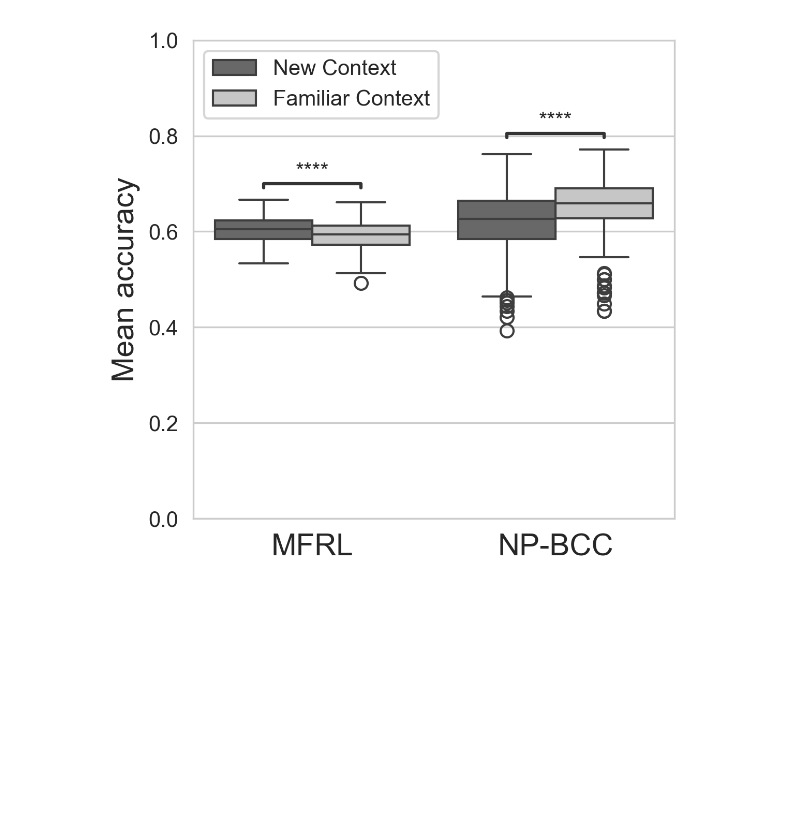
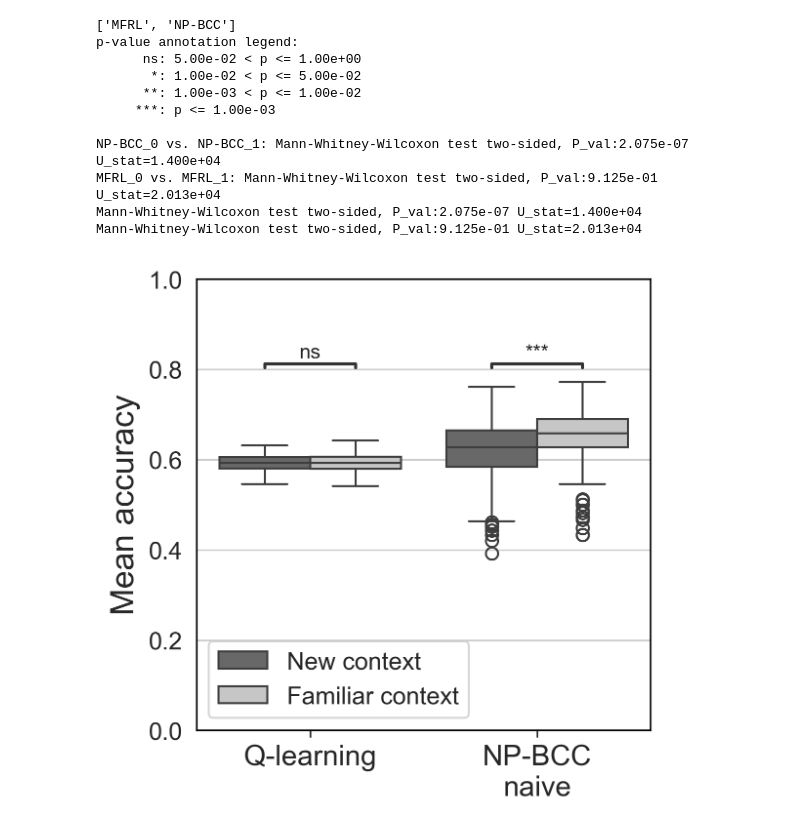
Before and after one commit to SIHranova/DPAgent, a Jupyter notebook: HDP_stick_breaking/6_q_learning.ipynb, the cells around one changed output. Cells and saved outputs as stored; diff of their text form; code cells hidden in the pictures; blank space fills up the shorter version.

```diff
--- a/HDP_stick_breaking/6_q_learning.ipynb
+++ b/HDP_stick_breaking/6_q_learning.ipynb
@@ -6,0 +26,6 @@ from scipy.special import softmax
+# %%
+# df = pd.read_csv('test.csv')
+df["optimal"] = df["choice"] == df["phase"]
+df2 = df.query("block <= 7").groupby(by=["template","agent","repeated"])["optimal"].mean().reset_index()
+sns.boxplot(data=df2, y="optimal", x="repeated",hue="template")
+# df2.head()
@@ -130,27 +196,43 @@ df_test.to_csv("mfrl_data.csv",index=False)
 # %%
-from statannotations.Annotator import Annotator
-
 mf = pd.read_csv("mfrl_data.csv")
+mf["model"] = "MFRL"
 bcc = pd.read_csv("bcc_data.csv")
 df_new = pd.concat([mf.query("dec_temp == 2"),bcc])
 
 fig, ax = plt.subplots(1,1,figsize=(4,4),dpi=300)
-sns.boxplot(ax=ax, data=df_new, x="model", y="optimal", hue="repeated",palette="Greys_r")
-
+g = sns.boxplot(ax=ax, data=df_new, x="model", y="optimal",palette="Greys_r", hue="repeated")
+df_new["model"].unique()
 unique_models = sorted(df_new["model"].unique())
+print(unique_models)
 box_pairs = [((model, 0), (model, 1)) for model in unique_models]
+# box_pairs = [((0,0),(1,0)),((0,1),(1,1))]
 # Create the annotator
-annotator = Annotator(ax, pairs=box_pairs, data=df_new, x="model", y="optimal", hue="repeated")
-annotator.configure(test="Mann-Whitney", text_format="star", loc="inside", comparisons_correction=None, verbose=0)
-_,results = annotator.apply_and_annotate()
+annotator = Annotator(ax, pairs=box_pairs, data=df_new, x="model", y="optimal",hue="repeated")
+annotator.configure(test="Mann-Whitney", text_format="star", loc="outside", comparisons_correction=None, verbose=2, pvalue_thresholds=custom_thresholds)
+test,results = annotator.apply_and_annotate()
 
 ax.set_ylim([0,1])
-ax.set_ylabel("Mean accuracy", fontsize=14)
+ax.set_ylabel("Mean accuracy", fontsize=16)
+ax.set_yticklabels(ax.yaxis.get_ticklabels(), fontsize=12)
 handles, labels = g.get_legend_handles_labels()
-ax.legend(handles=handles,labels=["New Context","Familiar Context"])
+ax.legend(handles=handles,labels=["New context","Familiar context"],fontsize=12)
 ax.set_xlabel("")
-ax.set_xticklabels(labels=["MFRL","NP-BCC"], fontsize=14)
+ax.set_xticklabels(labels=["Q-learning","NP-BCC\nnaive"], fontsize=14)
 
-fig.savefig("supp_fig_1.png")
+for res in results:
+	print(res.data)
+
+fig.savefig("supp_fig_1.svg")
 # %% [output]
+['MFRL', 'NP-BCC']
+p-value annotation legend:
+      ns: 5.00e-02 < p <= 1.00e+00
+       *: 1.00e-02 < p <= 5.00e-02
+      **: 1.00e-03 < p <= 1.00e-02
+     ***: p <= 1.00e-03
+
+NP-BCC_0 vs. NP-BCC_1: Mann-Whitney-Wilcoxon test two-sided, P_val:2.075e-07 U_stat=1.400e+04
+MFRL_0 vs. MFRL_1: Mann-Whitney-Wilcoxon test two-sided, P_val:9.125e-01 U_stat=2.013e+04
+Mann-Whitney-Wilcoxon test two-sided, P_val:2.075e-07 U_stat=1.400e+04
+Mann-Whitney-Wilcoxon test two-sided, P_val:9.125e-01 U_stat=2.013e+04
-[figure, old version]
+[figure, new version]
```
Also changed, not shown: parts of 21 cells of this notebook, 3 other files.
